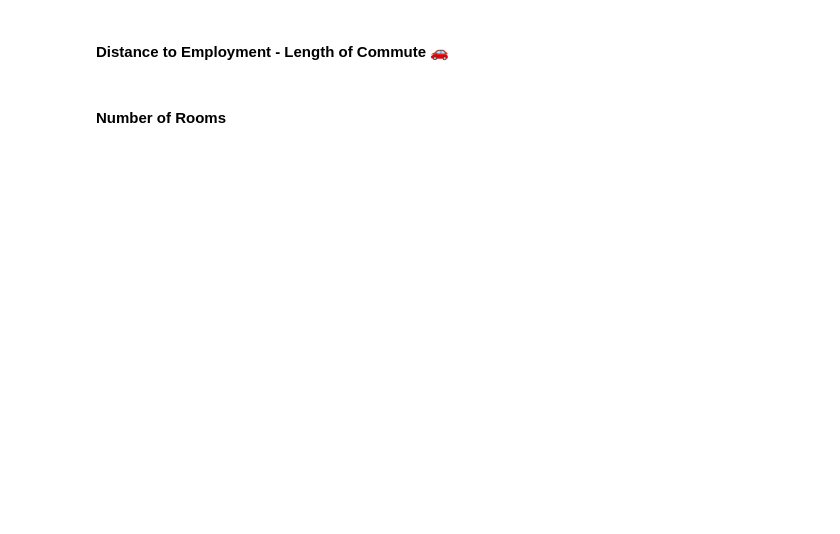
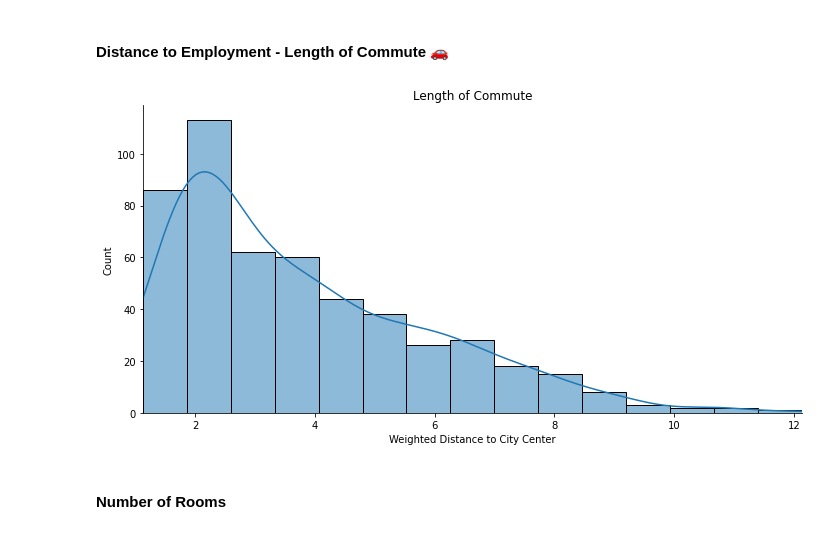
Before and after one commit to zoard-ehmann/100-days-of-python, a Jupyter notebook: Day80/Predict_House_Prices/Multivariable_Regression_and_Valuation_Model.ipynb, the cells around one changed output. Drawn from its saved outputs; the diff is of its cells as text; code cells hidden in the pictures; blank space fills up the shorter version.

```diff
--- a/Day80/Predict_House_Prices/Multivariable_Regression_and_Valuation_Model.ipynb
+++ b/Day80/Predict_House_Prices/Multivariable_Regression_and_Valuation_Model.ipynb
@@ -187,4 +204,21 @@ What do you notice in the distributions of the data?
 # %% [markdown]
 #### Distance to Employment - Length of Commute 🚗
+# %%
+commute_bar = sns.displot(
+    data=data,
+    x='DIS',
+    aspect=2,
+    kde=True
+)
+
+commute_bar.set(
+    title='Length of Commute',
+    xlabel='Weighted Distance to City Center',
+    xlim=([data.DIS.min(), data.DIS.max()])
+)
+
+plt.show()
+# %% [output]
+[figure, added]
 # %% [markdown]
 #### Number of Rooms
```
Also changed, not shown: parts of 5 cells of this notebook.
